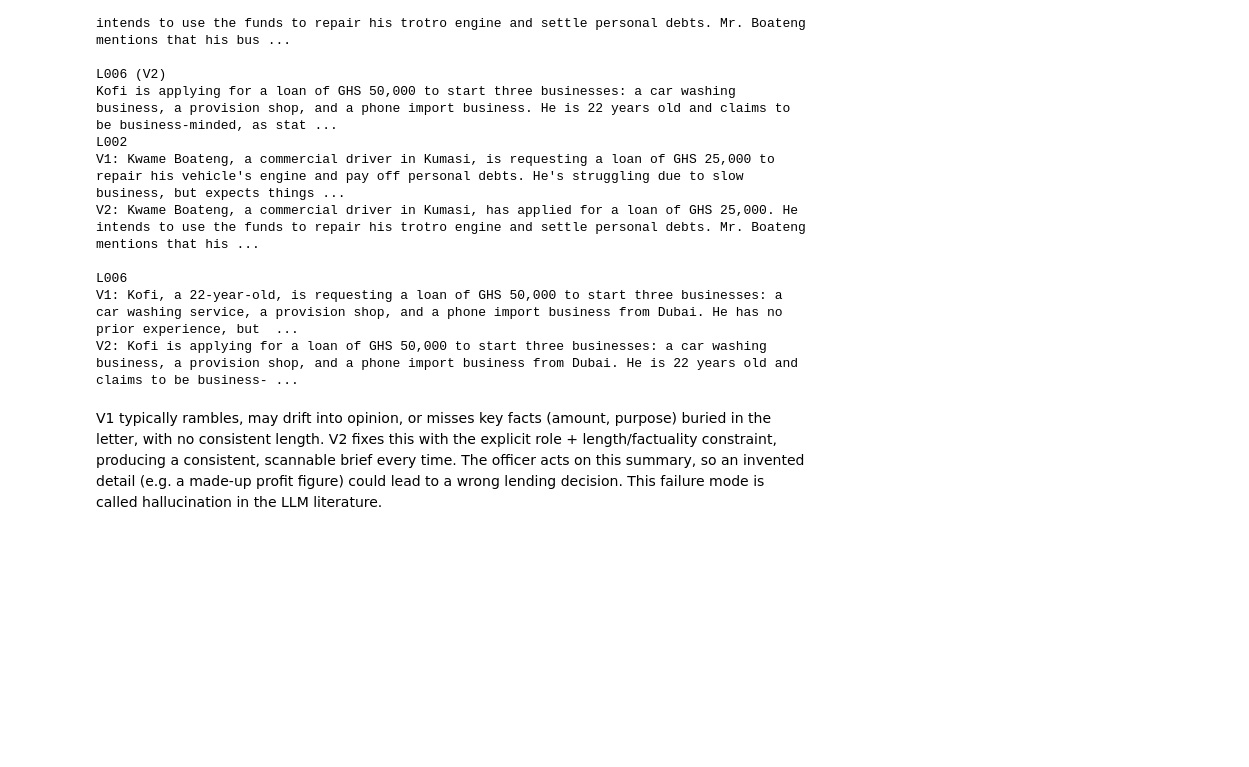
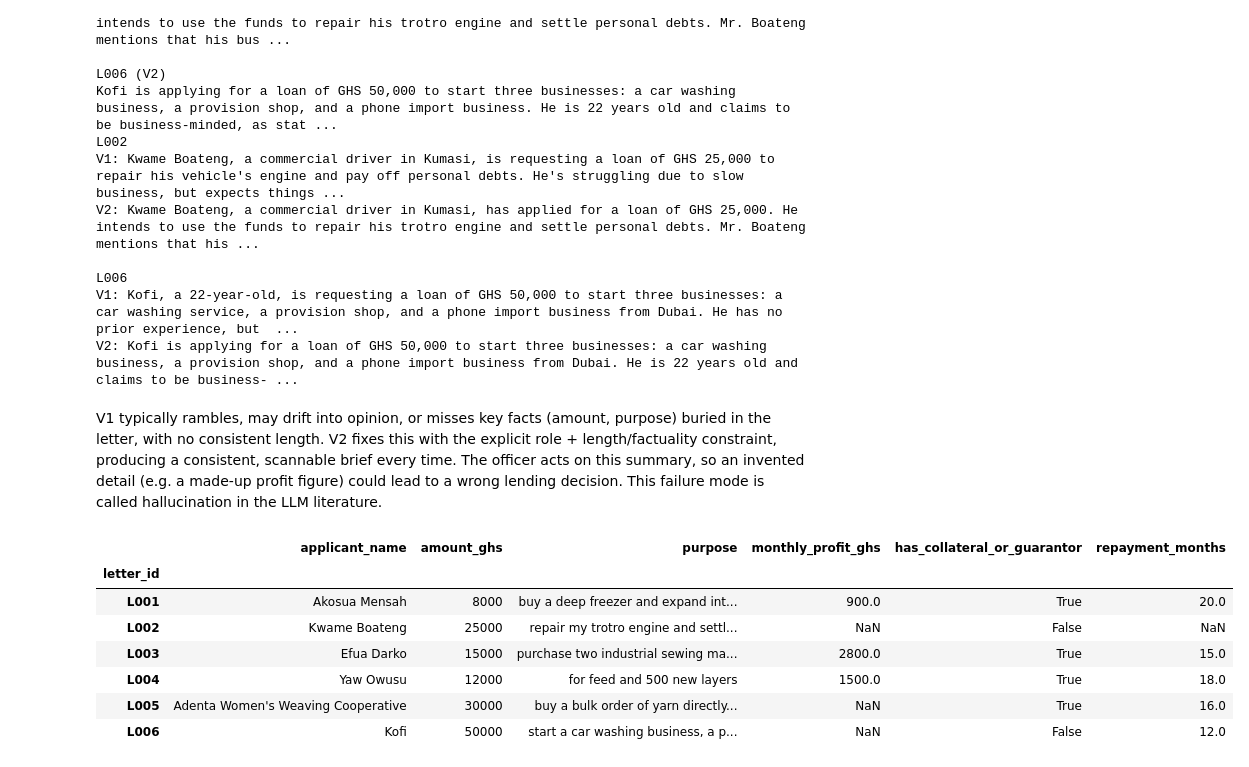
Before and after one commit to mukailaalhshituabr-cyber/lab-4-llm-decision-support, a Jupyter notebook: Lab_4.ipynb, the cells around one changed output. Drawn from its saved outputs; the diff is of its cells as text; code cells hidden in the pictures; blank space fills up the shorter version.

Commit message:
Part 3.2 — Component 2: Structured extraction (JSON)

````diff
--- a/Lab_4.ipynb
+++ b/Lab_4.ipynb
@@ -216,3 +216,81 @@ V2: Kofi is applying for a loan of GHS 50,000 to start three businesses: a car w
 # %% [markdown]
 V1 typically rambles, may drift into opinion, or misses key facts (amount, purpose) buried in the letter, with no consistent length. V2 fixes this with the explicit role + length/factuality constraint, producing a consistent, scannable brief every time.
 The officer acts on this summary, so an invented detail (e.g. a made-up profit figure) could lead to a wrong lending decision. This failure mode is called hallucination in the LLM literature.
+# %%
+# Part 3.2 — Component 2: Structured extraction (JSON)
+
+import json
+
+EXTRACT_SYSTEM = """You are a data extraction assistant for a microfinance loan officer.
+Extract information from a loan application letter and return ONLY a JSON object
+with EXACTLY these keys, no others:
+
+- applicant_name (string)
+- amount_ghs (number)
+- purpose (string)
+- monthly_profit_ghs (number or null)
+- has_collateral_or_guarantor (boolean)
+- repayment_months (number or null)
+
+If a field is not stated in the letter, use null. Do not guess.
+Return ONLY the JSON object -- no extra text, no markdown code fences."""
+
+EXTRACT_PROMPT = """Here is a worked example.
+
+Letter:
+Dear Sir, I am Ama Nyarko, a hairdresser in Cape Coast. I need GHS 5,000 to buy new
+dryers. My salon currently makes about GHS 600 profit a month. I have no collateral
+to offer. I can repay GHS 300 monthly for 18 months.
+
+JSON:
+{{
+  "applicant_name": "Ama Nyarko",
+  "amount_ghs": 5000,
+  "purpose": "buy new dryers",
+  "monthly_profit_ghs": 600,
+  "has_collateral_or_guarantor": false,
+  "repayment_months": 18
+}}
+
+Now extract the same fields from this new letter. Return ONLY the JSON object.
+
+Letter:
+{letter_text}
+
+JSON:"""
+
+def extract_fields(letter_text, temperature=0):
+    user_prompt = EXTRACT_PROMPT.format(letter_text=letter_text)
+    raw = ask_llm(user_prompt, system_prompt=EXTRACT_SYSTEM, temperature=temperature)
+
+    cleaned = raw.strip()
+    if cleaned.startswith("```"):
+        cleaned = cleaned.strip("`")
+        cleaned = cleaned.replace("json", "", 1).strip()
+
+    try:
+        return json.loads(cleaned)
+    except json.JSONDecodeError:
+        print(f"Could not parse JSON. Raw output was:\n{raw}")
+        return None
+
+import pandas as pd
+
+rows = []
+for letter_id, text in LETTERS.items():
+    fields = extract_fields(text)
+    if fields is not None:
+        fields["letter_id"] = letter_id
+        rows.append(fields)
+
+extracted_df = pd.DataFrame(rows).set_index("letter_id")
+extracted_df
+# %% [output]
+|  | applicant_name | amount_ghs | purpose | monthly_profit_ghs | has_collateral_or_guarantor | repayment_months |
+| letter_id |  |  |  |  |  |  |
+| L001 | Akosua Mensah | 8000 | buy a deep freezer and expand int... | 900.0 | True | 20.0 |
+| L002 | Kwame Boateng | 25000 | repair my trotro engine and settl... | NaN | False | NaN |
+| L003 | Efua Darko | 15000 | purchase two industrial sewing ma... | 2800.0 | True | 15.0 |
+| L004 | Yaw Owusu | 12000 | for feed and 500 new layers | 1500.0 | True | 18.0 |
+| L005 | Adenta Women's Weaving Cooperative | 30000 | buy a bulk order of yarn directly... | NaN | True | 16.0 |
+| L006 | Kofi | 50000 | start a car washing business, a p... | NaN | False | 12.0 |
````
Also changed, not shown: parts of 1 cell of this notebook.
